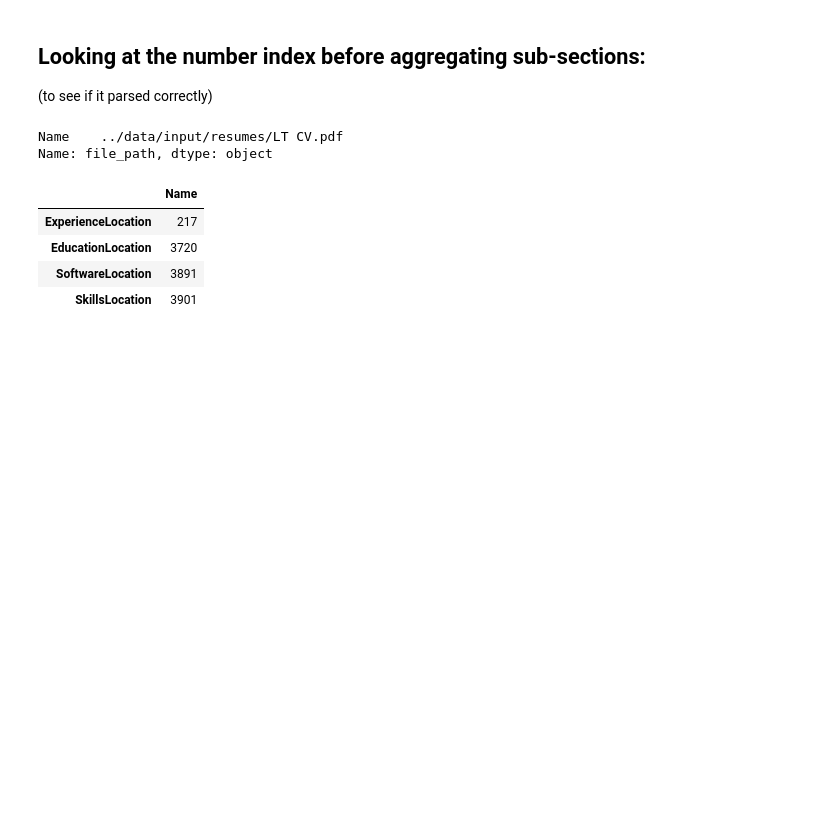
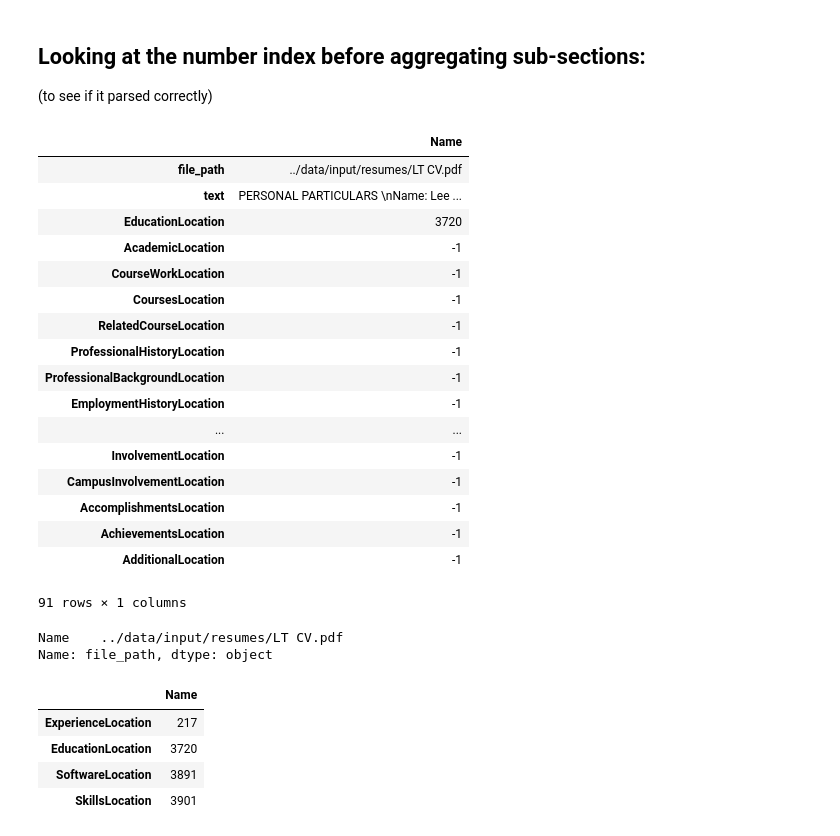
Before and after one commit to eitrheim/Resume-Parser, a Jupyter notebook: TrynaUnderstandDaCode.ipynb, the cells around one changed output. Saved outputs shown, nothing was run; the diff lists cells and outputs as text; code cells hidden in the pictures; blank space fills up the shorter version.

```diff
--- a/TrynaUnderstandDaCode.ipynb
+++ b/TrynaUnderstandDaCode.ipynb
@@ -110,6 +155,27 @@ df.drop(['extension'], axis=1, inplace=True)
 # !pip install pandas_profiling --no-deps
 # import pandas_profiling
 # df.profile_report(style={'full_width':True})
+# %%
+x
+# %% [output]
+|  | Name |
+| file_path | ../data/input/resumes/LT CV.pdf |
+| text | PERSONAL PARTICULARS \nName: Lee ... |
+| EducationLocation | 3720 |
+| AcademicLocation | -1 |
+| CourseWorkLocation | -1 |
+| CoursesLocation | -1 |
+| RelatedCourseLocation | -1 |
+| ProfessionalHistoryLocation | -1 |
+| ProfessionalBackgroundLocation | -1 |
+| EmploymentHistoryLocation | -1 |
+| ... | ... |
+| InvolvementLocation | -1 |
+| CampusInvolvementLocation | -1 |
+| AccomplishmentsLocation | -1 |
+| AchievementsLocation | -1 |
+| AdditionalLocation | -1 |
+91 rows × 1 columns
 # %%
 x = pd.DataFrame(df.loc[13])
 x.columns = ['Name']
```
Also changed, not shown: parts of 7 cells of this notebook, 8 other files.
